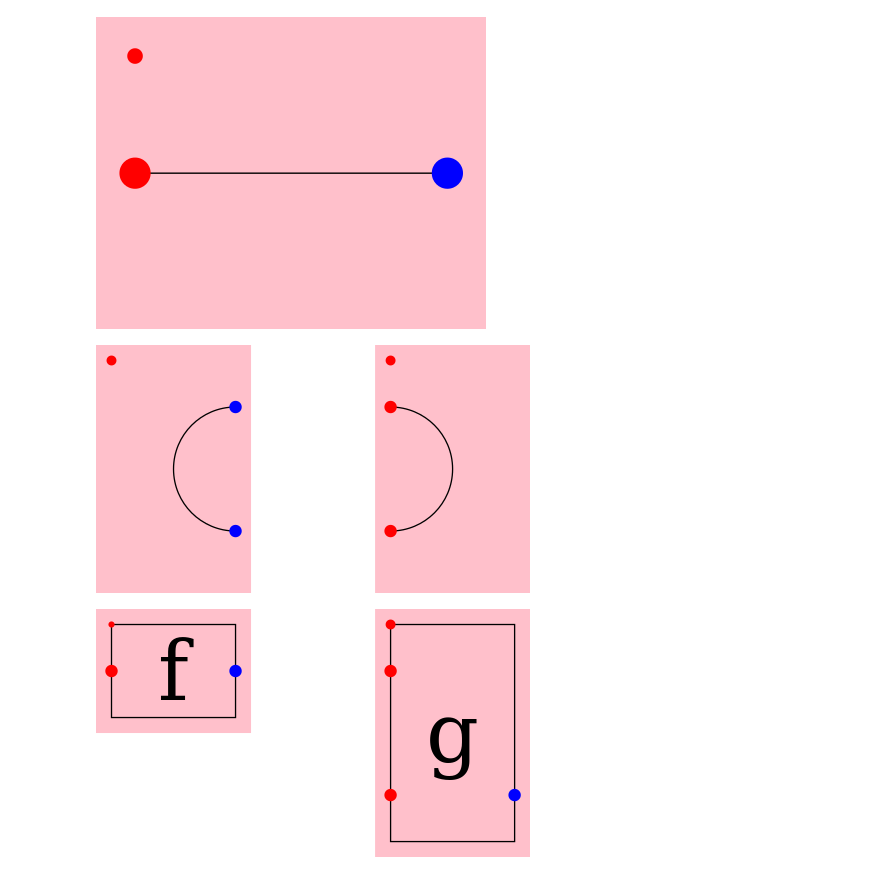
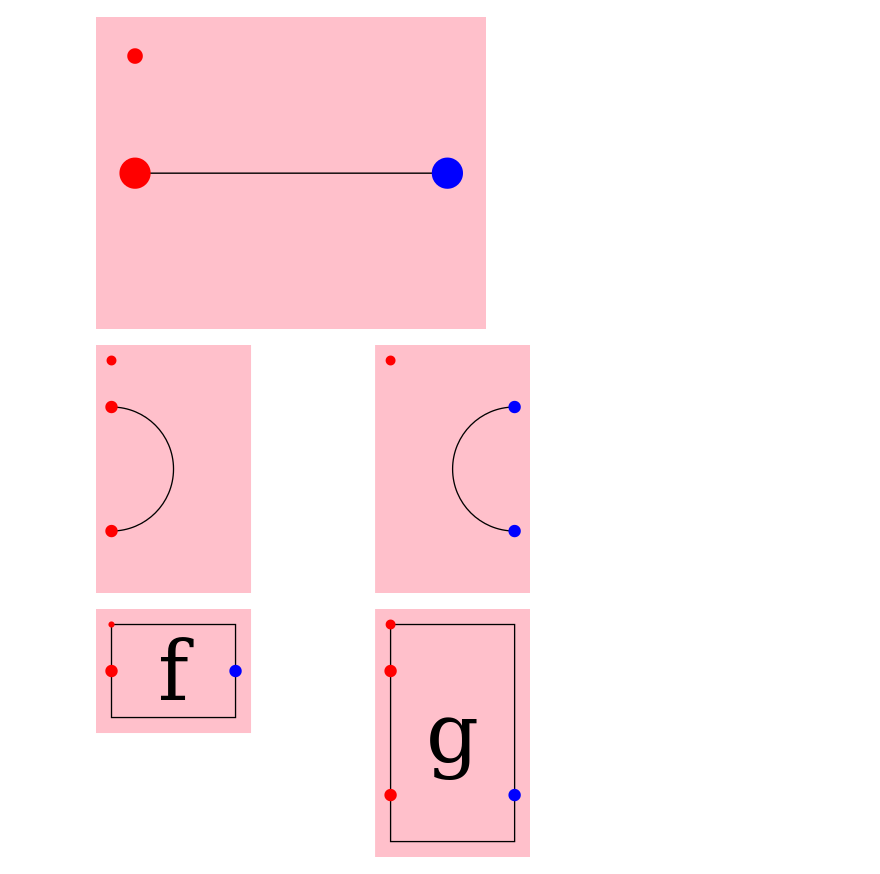
Before and after one commit to benzrf/compact-closed, a Jupyter notebook: StringDiagrams2.ipynb, the cells around one changed output. Saved outputs shown, nothing was run; the diff lists cells and outputs as text; code cells hidden in the pictures.

```diff
--- a/StringDiagrams2.ipynb
+++ b/StringDiagrams2.ipynb
@@ -190,15 +190,15 @@ examineSD sdID
 # %%
 evRad = 0.5
 estrut = strutX (1 - evRad)
 
-ev, coev :: StringDiagram
+sdEv, sdCoev :: StringDiagram
 -- TODO make this nicer
-ev = sdNode 2 0 . centerX . pad375 $ arc' evRad yDir (-0.5 @@ turn) ||| estrut
-coev = sdNode 0 2 . centerX . pad375 $ estrut ||| arc' evRad yDir (0.5 @@ turn)
+sdEv = sdNode 2 0 . centerX . pad375 $ arc' evRad yDir (-0.5 @@ turn) ||| estrut
+sdCoev = sdNode 0 2 . centerX . pad375 $ estrut ||| arc' evRad yDir (0.5 @@ turn)
 
-examineSDs [coev, ev]
+examineSDs [sdEv, sdCoev]
 # %% [output]
-[figure, old version]
+[figure, new version]
 # %%
 fn = boxNode 'f' 1 1
 gn = boxNode 'g' 2 1
```
Also changed, not shown: parts of 19 cells of this notebook, 3 other files.
